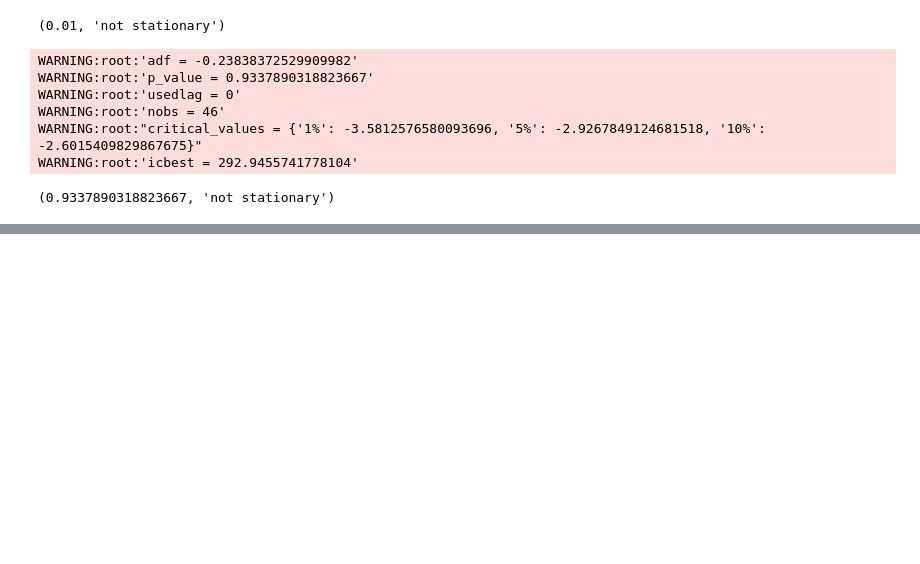
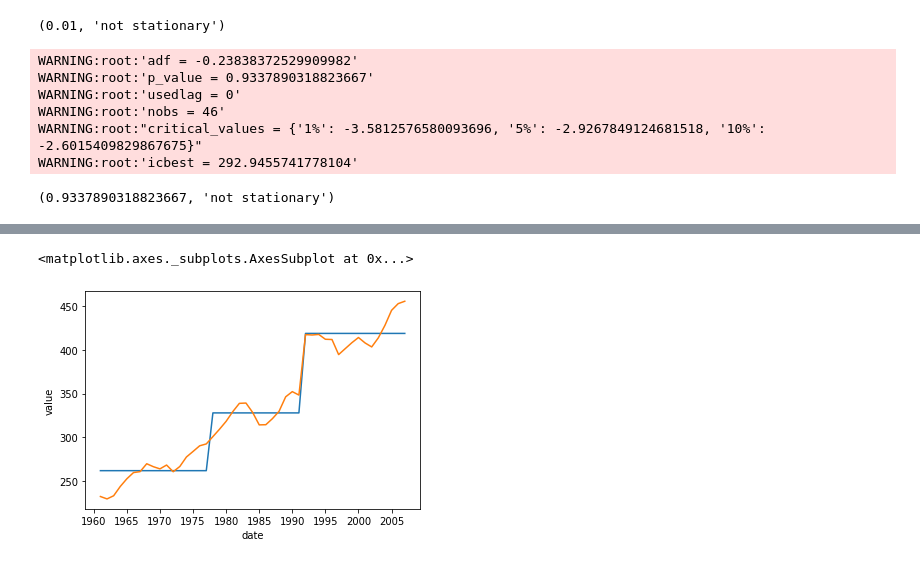
Before and after one commit to wilsonify/ThoughtfulMachineLearning, a Jupyter notebook: notebooks/stationary_kpss_adf.ipynb, the cells around one changed output, grey strips where cells are left out. Cells and saved outputs as stored; diff of their text form; code cells hidden in the pictures; blank space fills up the shorter version.

```diff
--- a/notebooks/stationary_kpss_adf.ipynb
+++ b/notebooks/stationary_kpss_adf.ipynb
@@ -81,0 +121,3 @@ WARNING:root:'icbest = 292.9455741778104'
+# %%
+left_df = livestock_df[livestock_df['date'].astype(int)<=clf.tree_.threshold[0]]
+right_df = livestock_df[livestock_df['date'].astype(int)>clf.tree_.threshold[0]]
@@ -81,0 +160,16 @@ WARNING:root:'icbest = 292.9455741778104'
+# %%
+X = left_df[['date']]
+y = left_df[['value']]
+clf = tree.DecisionTreeRegressor( max_depth=1)
+clf = clf.fit(X, y)
+# %%
+predicted_left = pd.Series(clf.predict(X),name='predicted_left')
+livestock_df = livestock_df.join(predicted_left,lsuffix='',rsuffix='_discard')
+livestock_df['predicted'] = livestock_df['predicted_left'].combine_first(livestock_df['predicted'])
+# %%
+#sns.lineplot(data=livestock_df,x='date',y='predicted_left')
+sns.lineplot(data=livestock_df,x='date',y='predicted')
+sns.lineplot(data=livestock_df,x='date',y='value')
+# %% [output]
+<matplotlib.axes._subplots.AxesSubplot at 0x...>
+[figure, added]
```
Also changed, not shown: parts of 25 cells of this notebook.
